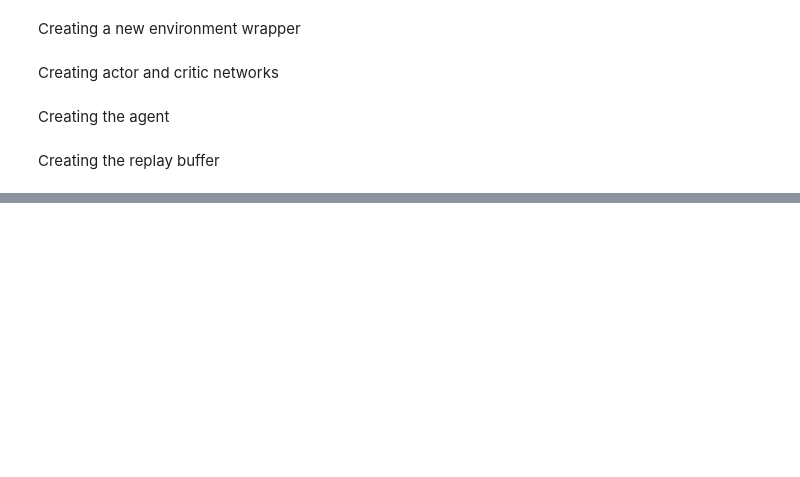
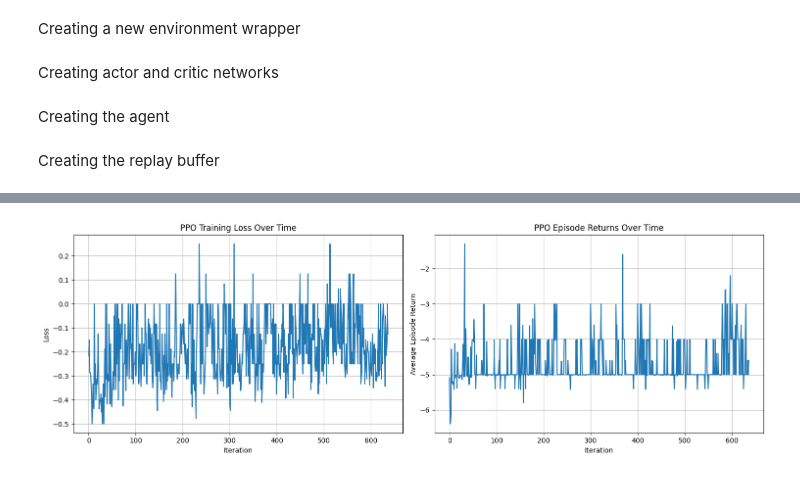
Before and after one commit to MohamedLouayChatti/Reinforcement-Learning-PPO, a Jupyter notebook: notebook.ipynb, the cells around one changed output, grey strips where cells are left out. Saved outputs shown, nothing was run; the diff lists cells and outputs as text; code cells hidden in the pictures; blank space fills up the shorter version.

Commit message:
Fixing PPO agent and training loop

```diff
--- a/notebook.ipynb
+++ b/notebook.ipynb
@@ -962 +930,21 @@ Data collected
 KeyboardInterrupt:
+# %%
+# Visualize PPO training results
+fig, (ax1, ax2) = plt.subplots(1, 2, figsize=(15, 5))
+
+ax1.plot(ppo_train_losses)
+ax1.set_title('PPO Training Loss Over Time')
+ax1.set_xlabel('Iteration')
+ax1.set_ylabel('Loss')
+ax1.grid(True)
+
+ax2.plot(ppo_episode_returns)
+ax2.set_title('PPO Episode Returns Over Time')
+ax2.set_xlabel('Iteration')
+ax2.set_ylabel('Average Episode Return')
+ax2.grid(True)
+
+plt.tight_layout()
+plt.show()
+# %% [output]
+[figure, added]
```
Also changed, not shown: parts of 15 cells of this notebook.
